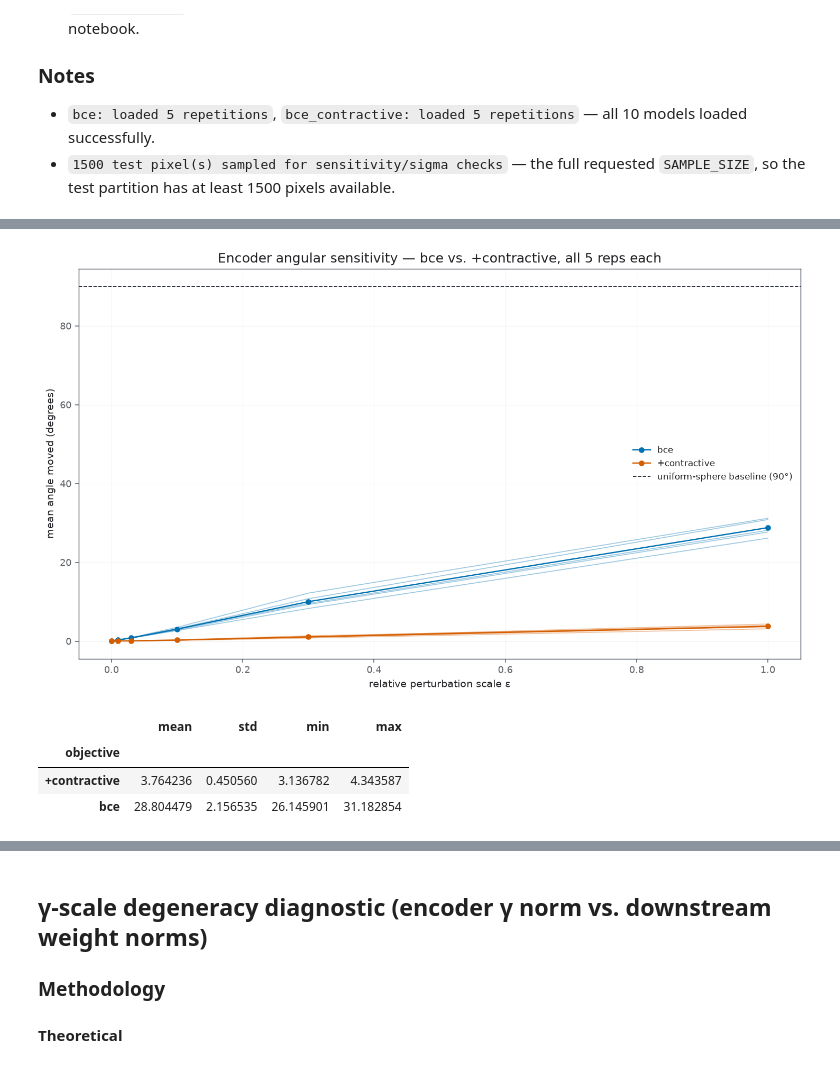
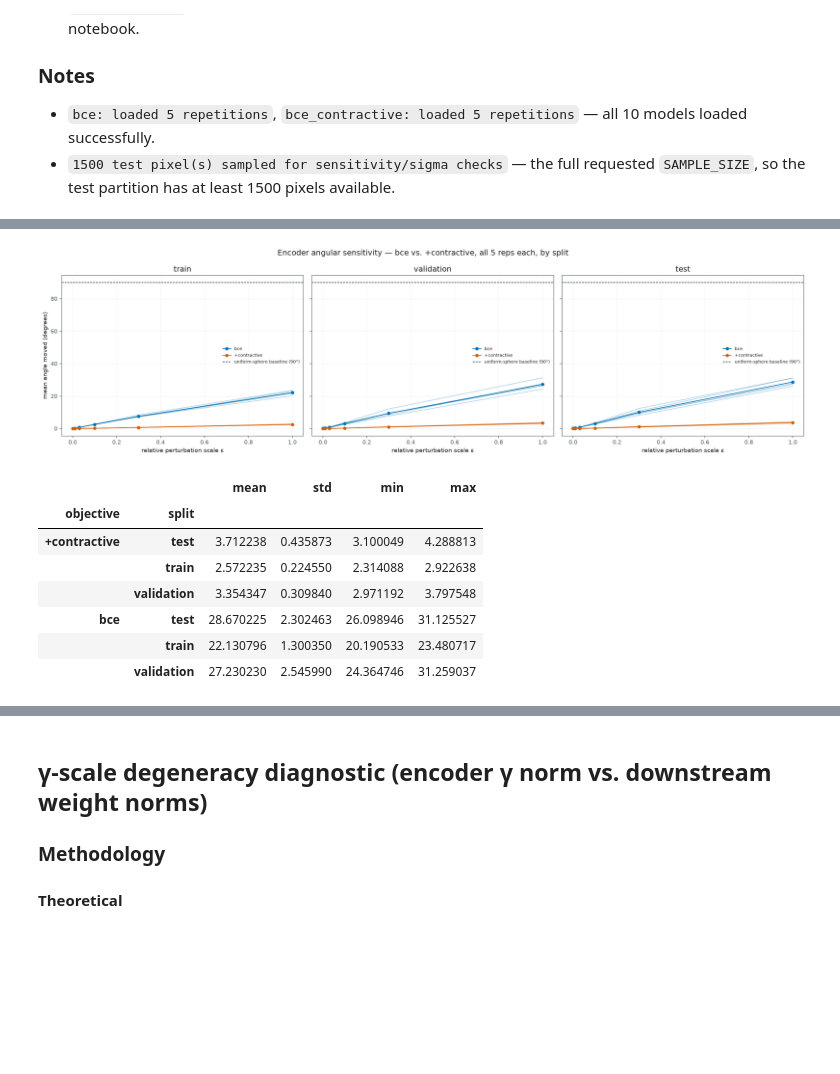
Before and after one commit to maxi7524/MSIAutoEncoderWrapper, a Jupyter notebook: assets/experiments/autoencoder_architecture/notebooks/23_08_26_architecture_predictive/part_4_contractive_verification.ipynb, the cells around one changed output, grey strips where cells are left out. Saved outputs shown, nothing was run; the diff lists cells and outputs as text; code cells hidden in the pictures; blank space fills up the shorter version.

```diff
--- a/assets/experiments/autoencoder_architecture/notebooks/23_08_26_architecture_predictive/part_4_contractive_verification.ipynb
+++ b/assets/experiments/autoencoder_architecture/notebooks/23_08_26_architecture_predictive/part_4_contractive_verification.ipynb
@@ -280,42 +365,52 @@ for objective in GRID_ID_BY_OBJECTIVE:
     for repetition in REPETITIONS:
         model = models[(objective, repetition)]
         gamma, beta = geometry.encoder_layer_norm_parameters(model)
-        sensitivity_curves[(objective, repetition)] = geometry.angular_sensitivity_curve(
-            make_encode_fn(model, gamma, beta), sample_spectra, EPSILONS, sensitivity_rng
-        )
+        encode_fn = make_encode_fn(model, gamma, beta)
+        for split_name in SPLITS:
+            sensitivity_curves[(objective, repetition, split_name)] = geometry.angular_sensitivity_curve(
+                encode_fn, sample_spectra_by_split[split_name], EPSILONS, sensitivity_rng
+            )
 # %%
-figure, ax = plt.subplots(figsize=theme.figure_size, dpi=theme.figure_dpi)
-for index, objective in enumerate(GRID_ID_BY_OBJECTIVE):
-    label = OBJECTIVE_LABELS[objective]
-    color = theme.color_for_model(label, index)
-    curves = [sensitivity_curves[(objective, repetition)] for repetition in REPETITIONS]
-    for curve in curves:
-        ax.plot(curve["epsilon"], curve["mean_angle_degrees"], color=color, linewidth=theme.reference_line_width, alpha=theme.overlapping_signal_alpha, label="_nolegend_")
-    mean_curve = np.mean([curve["mean_angle_degrees"] for curve in curves], axis=0)
-    ax.plot(curves[0]["epsilon"], mean_curve, color=color, linewidth=theme.reconstruction_line_width, marker="o", label=label)
-ax.axhline(90.0, color=theme.baseline_color, linestyle=theme.baseline_line_style, linewidth=theme.reference_line_width, label="uniform-sphere baseline (90°)")
-ax.set(xlabel="relative perturbation scale ε", ylabel="mean angle moved (degrees)", title="Encoder angular sensitivity — bce vs. +contractive, all 5 reps each")
-ax.grid(theme.grid_visible, alpha=theme.grid_alpha)
-ax.legend(frameon=theme.legend_frame)
+figure, axes = plt.subplots(1, len(SPLITS), figsize=(6.0 * len(SPLITS), 5.0), dpi=theme.figure_dpi, sharey=True)
+for axis, split_name in zip(axes, SPLITS):
+    for index, objective in enumerate(GRID_ID_BY_OBJECTIVE):
+        label = OBJECTIVE_LABELS[objective]
+        color = theme.color_for_model(label, index)
+        curves = [sensitivity_curves[(objective, repetition, split_name)] for repetition in REPETITIONS]
+        for curve in curves:
+            axis.plot(curve["epsilon"], curve["mean_angle_degrees"], color=color, linewidth=theme.reference_line_width, alpha=theme.overlapping_signal_alpha, label="_nolegend_")
+        mean_curve = np.mean([curve["mean_angle_degrees"] for curve in curves], axis=0)
+        axis.plot(curves[0]["epsilon"], mean_curve, color=color, linewidth=theme.reconstruction_line_width, marker="o", label=label)
+    axis.axhline(90.0, color=theme.baseline_color, linestyle=theme.baseline_line_style, linewidth=theme.reference_line_width, label="uniform-sphere baseline (90°)")
+    axis.set(xlabel="relative perturbation scale ε", ylabel="mean angle moved (degrees)" if split_name == SPLITS[0] else "", title=split_name)
+    axis.grid(theme.grid_visible, alpha=theme.grid_alpha)
+    axis.legend(fontsize=7, frameon=theme.legend_frame)
+figure.suptitle("Encoder angular sensitivity — bce vs. +contractive, all 5 reps each, by split", fontsize=13)
 figure.tight_layout()
 # %% [output]
-[figure, old version]
+[figure, new version]
 # %%
 sensitivity_rows = []
 for objective in GRID_ID_BY_OBJECTIVE:
     for repetition in REPETITIONS:
-        curve = sensitivity_curves[(objective, repetition)]
-        sensitivity_rows.append({
-            "objective": OBJECTIVE_LABELS[objective],
-            "repetition": repetition,
-            "mean_angle_at_eps_1.0": curve["mean_angle_degrees"][-1],
-        })
+        for split_name in SPLITS:
+            curve = sensitivity_curves[(objective, repetition, split_name)]
+            sensitivity_rows.append({
+                "objective": OBJECTIVE_LABELS[objective],
+                "repetition": repetition,
+                "split": split_name,
+                "mean_angle_at_eps_1.0": curve["mean_angle_degrees"][-1],
+            })
 
 sensitivity_frame = pd.DataFrame(sensitivity_rows)
-sensitivity_frame.groupby("objective")["mean_angle_at_eps_1.0"].agg(["mean", "std", "min", "max"])
+sensitivity_frame.groupby(["objective", "split"])["mean_angle_at_eps_1.0"].agg(["mean", "std", "min", "max"])
 # %% [output]
-|  | mean | std | min | max |
-| objective |  |  |  |  |
-| +contractive | 3.764236 | 0.450560 | 3.136782 | 4.343587 |
-| bce | 28.804479 | 2.156535 | 26.145901 | 31.182854 |
+|  |  | mean | std | min | max |
+| objective | split |  |  |  |  |
+| +contractive | test | 3.712238 | 0.435873 | 3.100049 | 4.288813 |
+|  | train | 2.572235 | 0.224550 | 2.314088 | 2.922638 |
+|  | validation | 3.354347 | 0.309840 | 2.971192 | 3.797548 |
+| bce | test | 28.670225 | 2.302463 | 26.098946 | 31.125527 |
+|  | train | 22.130796 | 1.300350 | 20.190533 | 23.480717 |
+|  | validation | 27.230230 | 2.545990 | 24.364746 | 31.259037 |
 # %%
```
Also changed, not shown: parts of 18 cells of this notebook, 21 other files.
